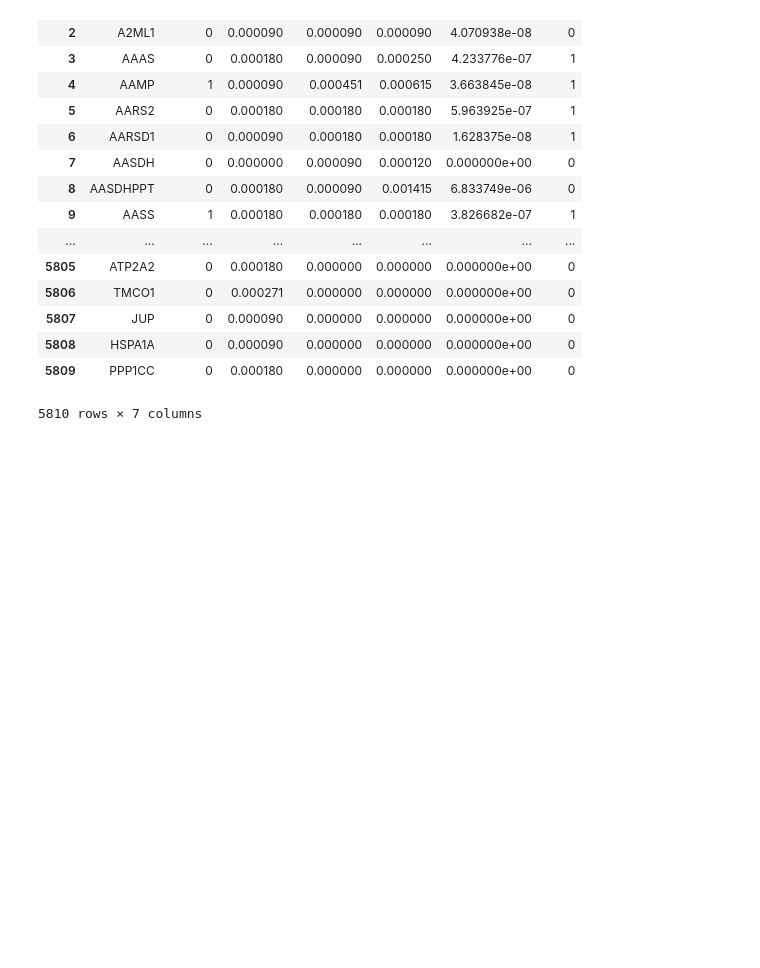
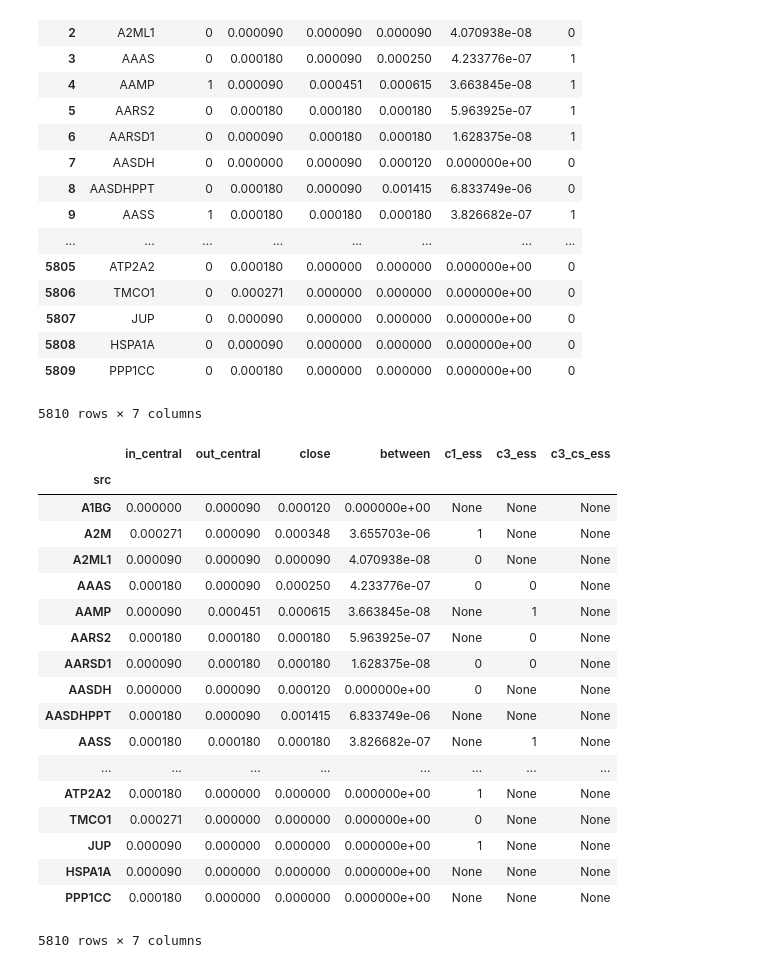
Before and after one commit to Wangmoaza/kiwonjob, a Jupyter notebook: network.ipynb, the cells around one changed output. Cells and saved outputs as stored; diff of their text form; code cells hidden in the pictures; blank space fills up the shorter version.

```diff
--- a/network.ipynb
+++ b/network.ipynb
@@ -657,3 +657,37 @@ experiment_pool_centrality = node_df[node_df.mark == 1].drop('mark', axis=1)
 experiment_pool_centrality.to_csv("../experiment_pool_centrality", sep='\t')
 # %%
 experiment_pool_centrality.plot.box()
+# %%
+node_df = pd.read_table('../breast_cancer_node_df', header=0, index_col=0)
+node_df = node_df[['in_central', 'out_central', 'close', 'between']]
+# %%
+file_list = ['']
+with open('../Input_Non_c3_cs.txt', 'r') as f:
+    ls = f.read().split('\n')
+    #node_df.loc[:, 'c3_cs_ess'] = None
+    for gene in ls:
+        if gene in node_df.index:
+            node_df.loc[gene, 'c3_cs_ess'] = 0
+
+#node_df.c3_cs_ess.apply(pd.to_numeric, errors='coerce', downcast='integer')
+node_df
+# %% [output]
+|  | in_central | out_central | close | between | c1_ess | c3_ess | c3_cs_ess |
+| src |  |  |  |  |  |  |  |
+| A1BG | 0.000000 | 0.000090 | 0.000120 | 0.000000e+00 | None | None | None |
+| A2M | 0.000271 | 0.000090 | 0.000348 | 3.655703e-06 | 1 | None | None |
+| A2ML1 | 0.000090 | 0.000090 | 0.000090 | 4.070938e-08 | 0 | None | None |
+| AAAS | 0.000180 | 0.000090 | 0.000250 | 4.233776e-07 | 0 | 0 | None |
+| AAMP | 0.000090 | 0.000451 | 0.000615 | 3.663845e-08 | None | 1 | None |
+| AARS2 | 0.000180 | 0.000180 | 0.000180 | 5.963925e-07 | None | 0 | None |
+| AARSD1 | 0.000090 | 0.000180 | 0.000180 | 1.628375e-08 | 0 | 0 | None |
+| AASDH | 0.000000 | 0.000090 | 0.000120 | 0.000000e+00 | 0 | None | None |
+| AASDHPPT | 0.000180 | 0.000090 | 0.001415 | 6.833749e-06 | None | None | None |
+| AASS | 0.000180 | 0.000180 | 0.000180 | 3.826682e-07 | None | 1 | None |
+| ... | ... | ... | ... | ... | ... | ... | ... |
+| ATP2A2 | 0.000180 | 0.000000 | 0.000000 | 0.000000e+00 | 1 | None | None |
+| TMCO1 | 0.000271 | 0.000000 | 0.000000 | 0.000000e+00 | 0 | None | None |
+| JUP | 0.000090 | 0.000000 | 0.000000 | 0.000000e+00 | 1 | None | None |
+| HSPA1A | 0.000090 | 0.000000 | 0.000000 | 0.000000e+00 | None | None | None |
+| PPP1CC | 0.000180 | 0.000000 | 0.000000 | 0.000000e+00 | None | None | None |
+5810 rows × 7 columns
```
Also changed, not shown: parts of 2 cells of this notebook, 2 other files.
